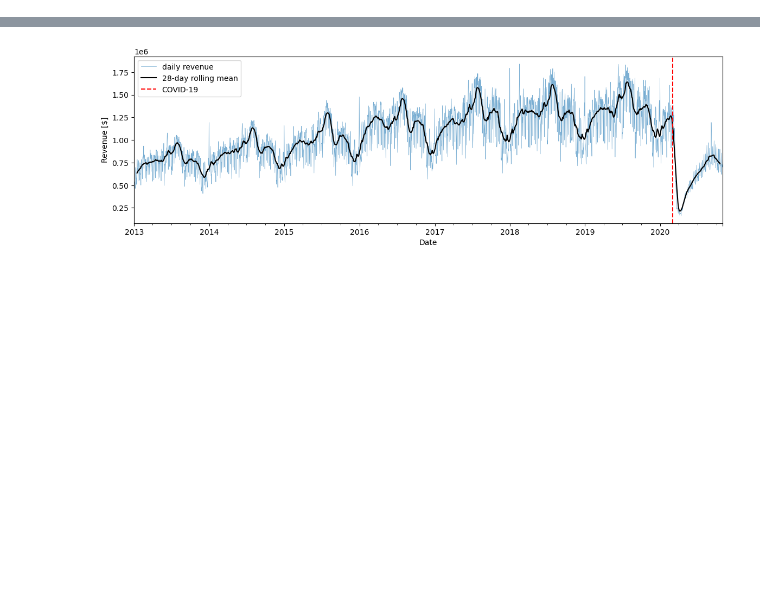
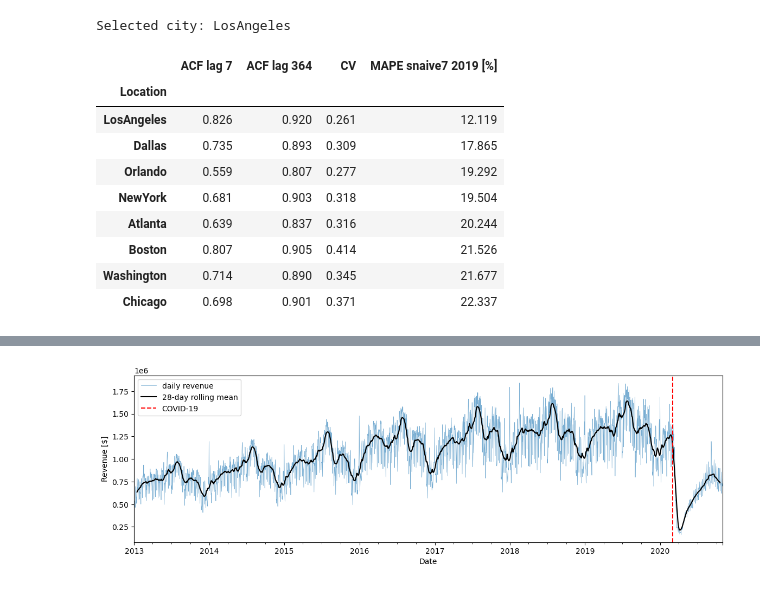
Before and after one commit to peykoff/minichallenge-forecasting, a Jupyter notebook: hotels_LA.ipynb, the cells around one changed output, grey strips where cells are left out. Saved outputs shown, nothing was run; the diff lists cells and outputs as text; code cells hidden in the pictures; blank space fills up the shorter version.

```diff
--- a/hotels_LA.ipynb
+++ b/hotels_LA.ipynb
@@ -54,0 +71,25 @@ la.describe().T
+# %%
+pre = rev.loc[:'2019']
+snaive_mape = lambda s: (abs(s - s.shift(7)) / s).loc['2019'].mean() * 100
+stats = pd.DataFrame({
+    'ACF lag 7':   pre.apply(lambda s: s.autocorr(7)),
+    'ACF lag 364': pre.apply(lambda s: s.autocorr(364)),
+    'CV':          pre.std() / pre.mean(),
+    'MAPE snaive7 2019 [%]': pre.apply(snaive_mape),
+}).sort_values('MAPE snaive7 2019 [%]').round(3)
+
+CITY = stats.index[0]
+print('Selected city:', CITY)
+stats
+# %% [output]
+Selected city: LosAngeles
+|  | ACF lag 7 | ACF lag 364 | CV | MAPE snaive7 2019 [%] |
+| Location |  |  |  |  |
+| LosAngeles | 0.826 | 0.920 | 0.261 | 12.119 |
+| Dallas | 0.735 | 0.893 | 0.309 | 17.865 |
+| Orlando | 0.559 | 0.807 | 0.277 | 19.292 |
+| NewYork | 0.681 | 0.903 | 0.318 | 19.504 |
+| Atlanta | 0.639 | 0.837 | 0.316 | 20.244 |
+| Boston | 0.807 | 0.905 | 0.414 | 21.526 |
+| Washington | 0.714 | 0.890 | 0.345 | 21.677 |
+| Chicago | 0.698 | 0.901 | 0.371 | 22.337 |
```
Also changed, not shown: parts of 17 cells of this notebook, 1 other file.
